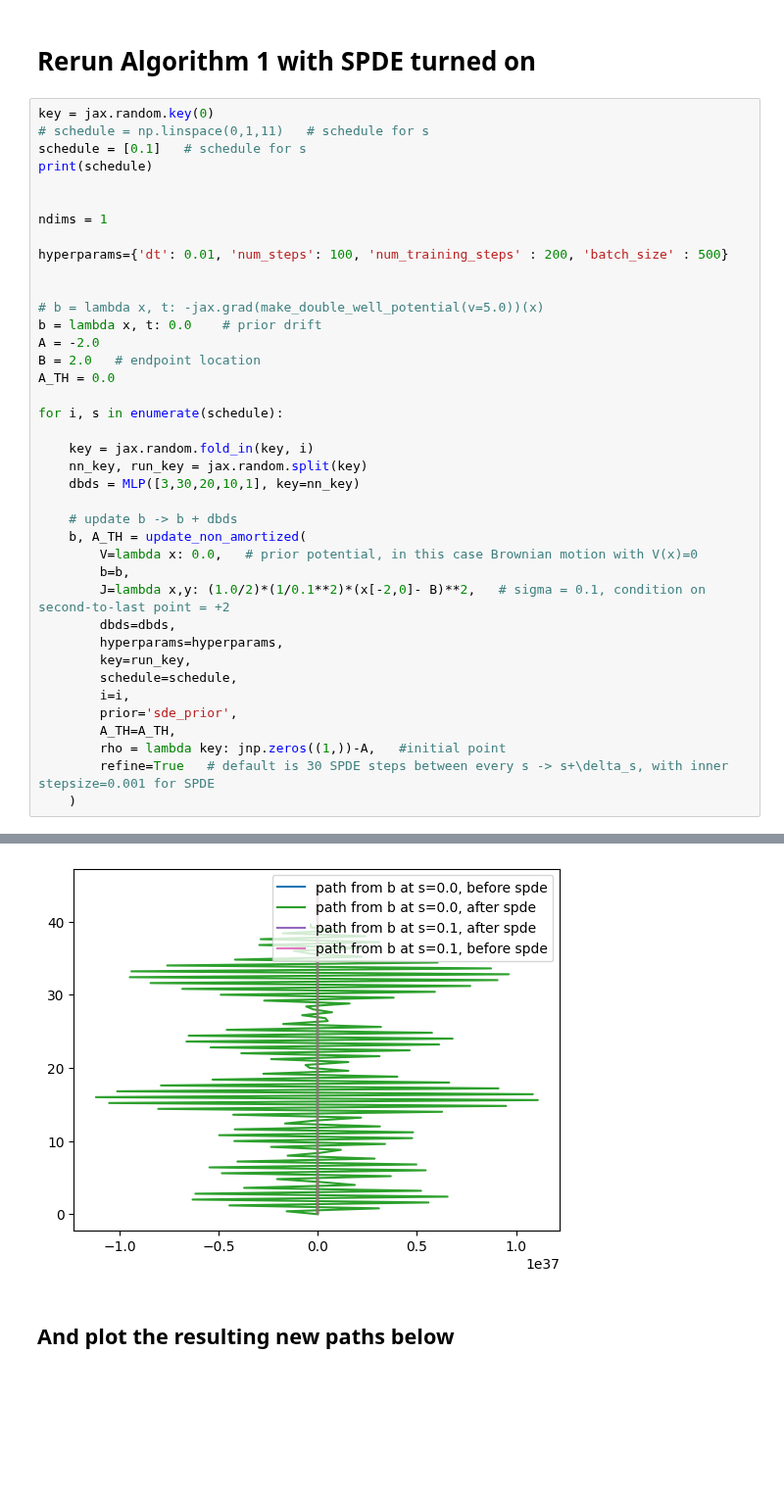
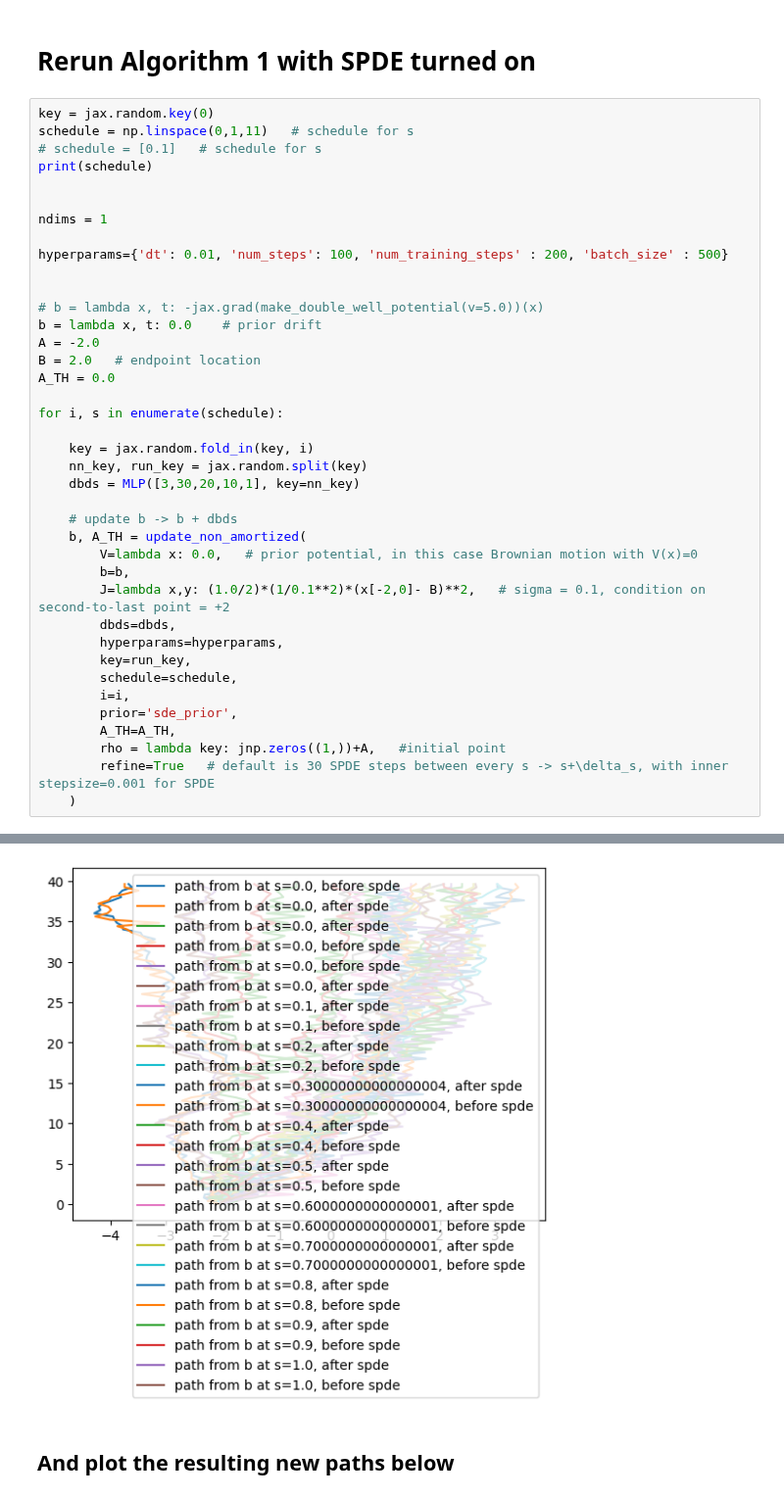
Before and after one commit to reubenharry/path_sampling, a Jupyter notebook: notebooks/notebook_0.ipynb, the cells around one changed output, grey strips where cells are left out. Shown at 98% size. Cells and saved outputs as stored; diff of their text form; blank space fills up the shorter version.

```diff
--- a/notebooks/notebook_0.ipynb
+++ b/notebooks/notebook_0.ipynb
@@ -111,8 +111,8 @@ for path in xs:
 # Rerun Algorithm 1 with SPDE turned on
 # %%
 key = jax.random.key(0)
-# schedule = np.linspace(0,1,11)   # schedule for s
-schedule = [0.1]   # schedule for s
+schedule = np.linspace(0,1,11)   # schedule for s
+# schedule = [0.1]   # schedule for s
 print(schedule)
 
 
@@ -145,7 +145,7 @@ for i, s in enumerate(schedule):
         i=i,
         prior='sde_prior',
         A_TH=A_TH,
-        rho = lambda key: jnp.zeros((1,))-A,   #initial point
+        rho = lambda key: jnp.zeros((1,))+A,   #initial point
         refine=True   # default is 30 SPDE steps between every s -> s+\delta_s, with inner stepsize=0.001 for SPDE
     )
 # %% [output]
@@ -155,4 +169,4 @@ Train loss: nan
-[figure, old version]
+[figure, new version]
 # %% [markdown]
 ## And plot the resulting new paths below
 # %%
```
Also changed, not shown: parts of 2 cells of this notebook, 1 other file.
